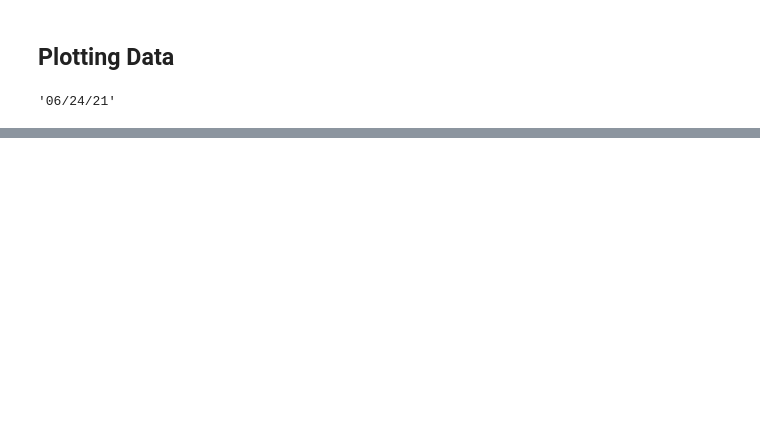
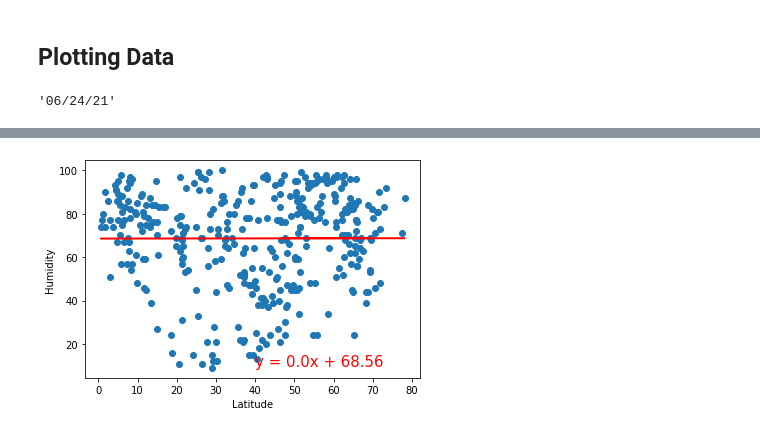
Before and after one commit to amarks5/World_Weather_Analysis, a Jupyter notebook: WeatherPy.ipynb, the cells around one changed output, grey strips where cells are left out. Drawn from its saved outputs; the diff is of its cells as text; code cells hidden in the pictures; blank space fills up the shorter version.

```diff
--- a/WeatherPy.ipynb
+++ b/WeatherPy.ipynb
@@ -296,0 +371,10 @@ plt.show()
+# %%
+#linear regression on percent humidity of the northern hemisphere
+x_values = northern_hemi_df["Lat"]
+y_values = northern_hemi_df["Humidity"]
+#call the function
+plot_linear_regression(x_values, y_values,
+                       'Linear Regression on Northern Hemisphere \
+                       for % Humidity', 'Humidity', (40, 10))
+# %% [output]
+[figure, added]
```
Also changed, not shown: parts of 19 cells of this notebook.
